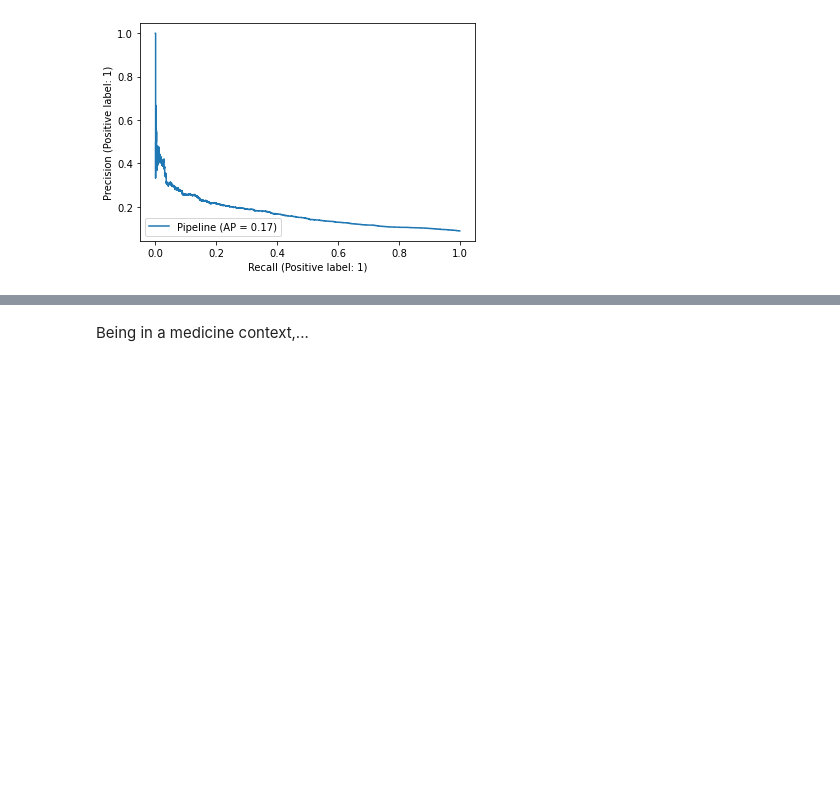
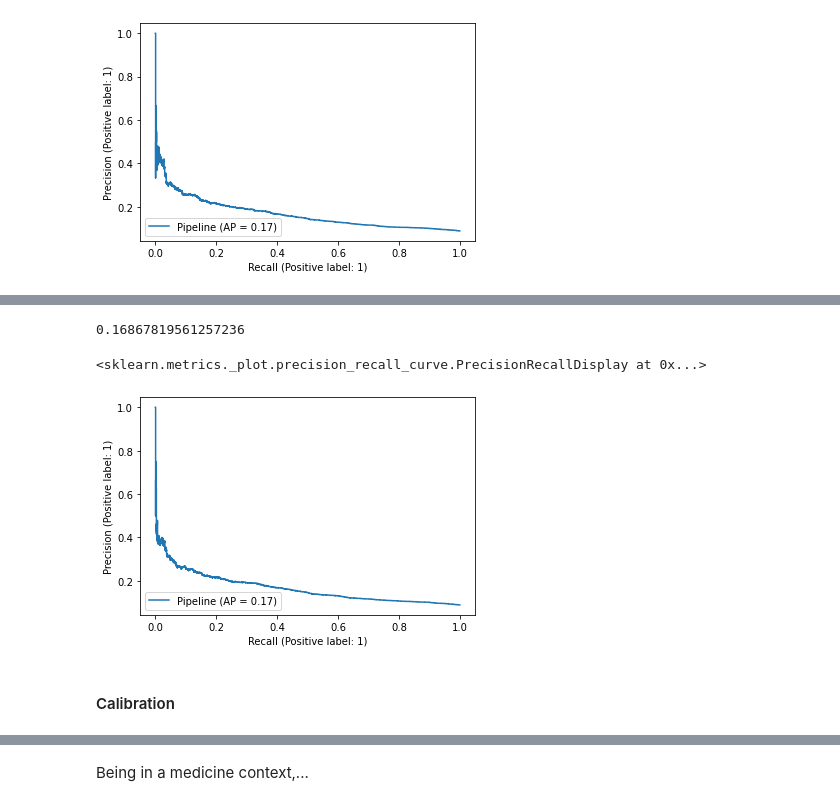
Before and after one commit to F4LLC0N3R/ML-Group-2---Diabetes, a Jupyter notebook: Logistic Regression.ipynb, the cells around one changed output, grey strips where cells are left out. Drawn from its saved outputs; the diff is of its cells as text; code cells hidden in the pictures; blank space fills up the shorter version.

```diff
--- a/Logistic Regression.ipynb
+++ b/Logistic Regression.ipynb
@@ -468,3 +592,16 @@ y_prob = weighted_clf.predict_proba(X_test)
+# %%
+y_prob = clf_opt.predict_proba(X_test)
+y_prob_1 = y_prob[:,1]
+average_precision_score(y_test, y_prob_1)
+# %% [output]
+0.16867819561257236
+# %%
+PrecisionRecallDisplay.from_estimator(clf_balanced, X_test, y_test)
+# %% [output]
+<sklearn.metrics._plot.precision_recall_curve.PrecisionRecallDisplay at 0x...>
+[figure, added]
+# %% [markdown]
+#### Calibration
 # %%
 # scikit-learn 1.0 needed
 # show calibration curve of current model
```
Also changed, not shown: parts of 61 cells of this notebook.
